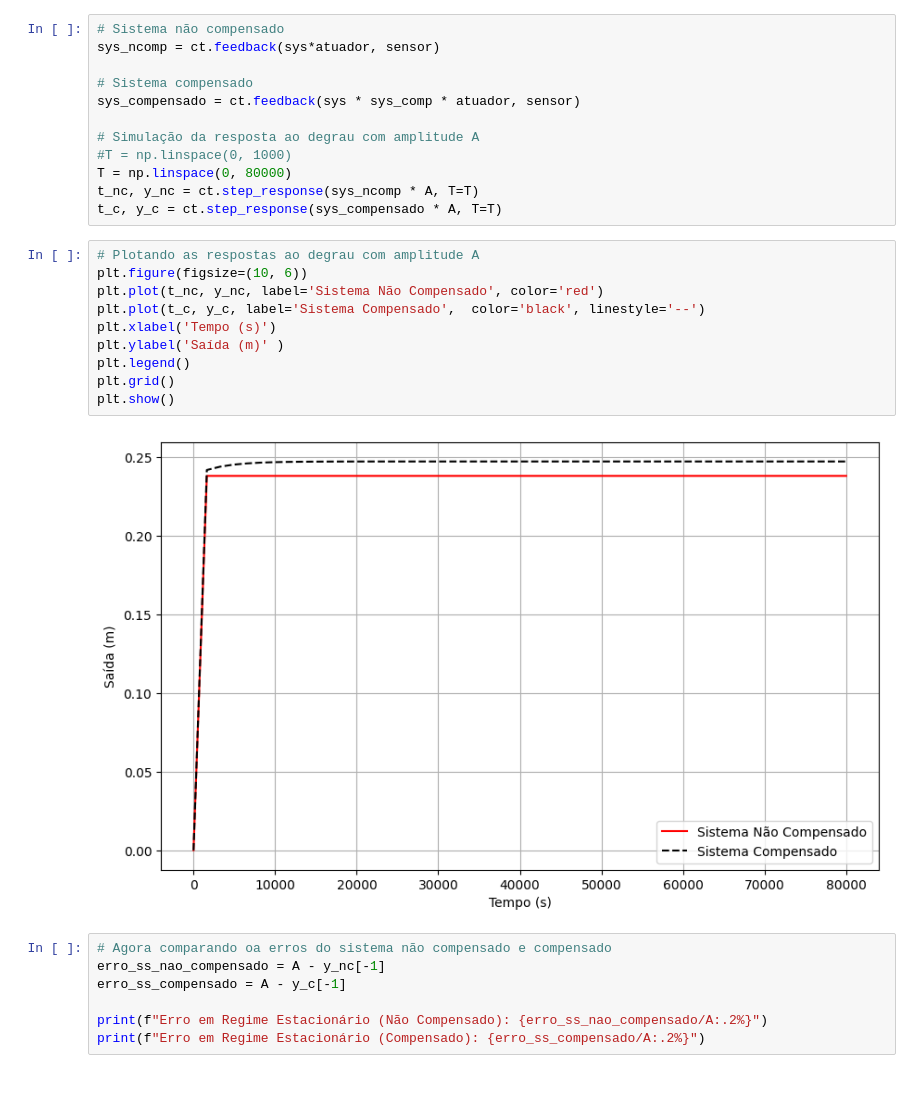
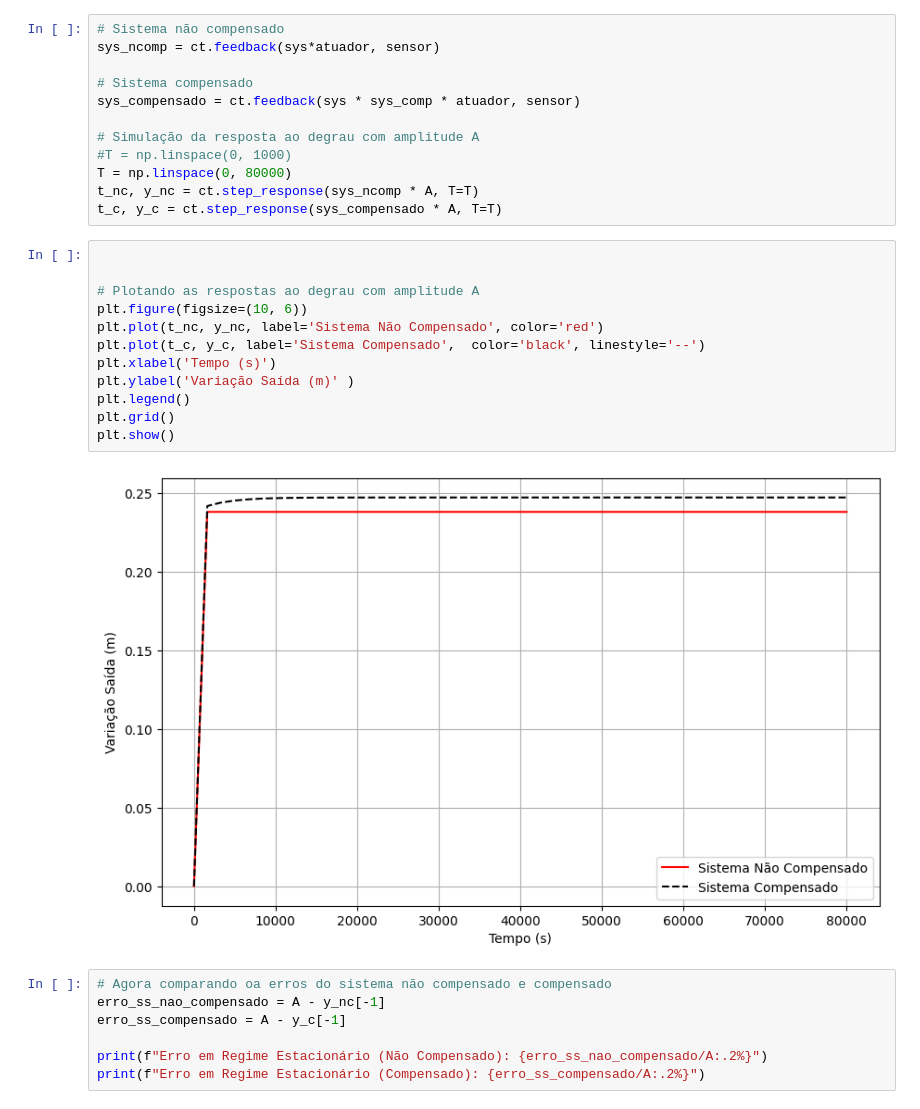
Before and after one commit to Daviipontes/ProjectWork-, a Jupyter notebook: CodigosTask3/task3.ipynb, the cells around one changed output. Drawn from its saved outputs; the diff is of its cells as text.

```diff
--- a/CodigosTask3/task3.ipynb
+++ b/CodigosTask3/task3.ipynb
@@ -35,17 +35,19 @@ T = np.linspace(0, 80000)
 t_nc, y_nc = ct.step_response(sys_ncomp * A, T=T)
 t_c, y_c = ct.step_response(sys_compensado * A, T=T)
 # %%
+
+
 # Plotando as respostas ao degrau com amplitude A
 plt.figure(figsize=(10, 6))
 plt.plot(t_nc, y_nc, label='Sistema Não Compensado', color='red')
 plt.plot(t_c, y_c, label='Sistema Compensado',  color='black', linestyle='--')
 plt.xlabel('Tempo (s)')
-plt.ylabel('Saída (m)' )
+plt.ylabel('Variação Saída (m)' )
 plt.legend()
 plt.grid()
 plt.show()
 # %% [output]
-[figure, old version]
+[figure, new version]
 # %%
 # Agora comparando oa erros do sistema não compensado e compensado
 erro_ss_nao_compensado = A - y_nc[-1]
```
Also changed, not shown: 2 other files.
